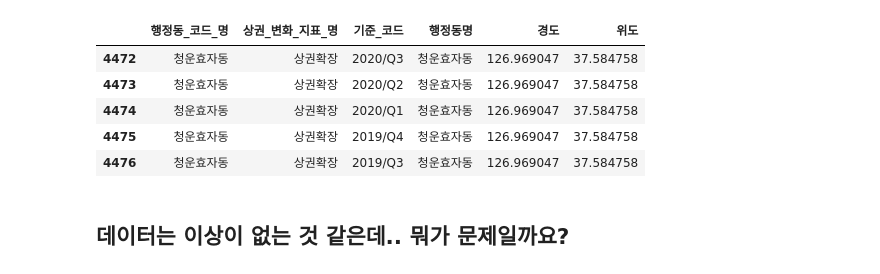
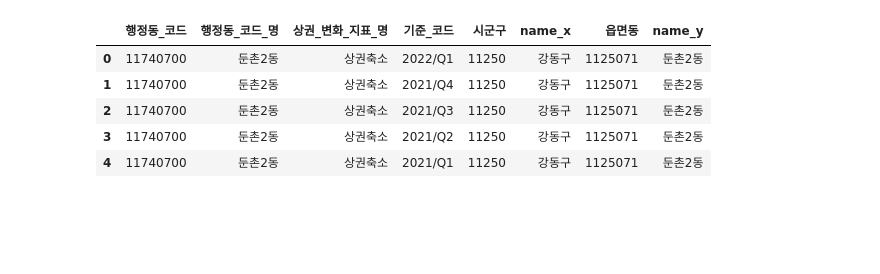
Before and after one commit to YongWanJin/KDTteam5_semiproject, a Jupyter notebook: code/상권변화지표_행정동별.ipynb, the cells around one changed output. Drawn from its saved outputs; the diff is of its cells as text; code cells hidden in the pictures; blank space fills up the shorter version.

Commit message:
상권변화지표_행정동별 파일에 구&동 구분 추가
1. Colaboratory를 통해 생성됨
2. 행정동코드가 달라서 행정동코드명으로 merge 수행해야하는데 신사동 이름 변경 이슈 해결 필요

```diff
--- a/code/상권변화지표_행정동별.ipynb
+++ b/code/상권변화지표_행정동별.ipynb
@@ -141,0 +169,4 @@ biz_area_chg.tail()
+# %%
+# 행정동_코드 type 변경
+biz_area_chg['행정동_코드'] = biz_area_chg['행정동_코드'].astype('int64')
+biz_area_chg.info()
@@ -142,8 +185,7 @@ biz_area_chg.tail()
 # %%
-#행정동별 위도와 경도를 추가하기 위해 파일 read
+#자치구와 행정동 연결을 위한 파일 read
 import pandas as pd
-loc = pd.read_csv('/content/drive/My Drive/서울시 행정동별 상수도 사용량 2008년 위치정보 (좌표계_ WGS1984).csv'
-                     , encoding='cp949')
-loc.info()
+gu = pd.read_csv('서울생활이동데이터_서울자치구코드_20210907.csv', usecols=["시군구", "name"], encoding='cp949')
+gu.info()
 # %% [output]
 <class 'pandas.core.frame.DataFrame'>
@@ -174,0 +209,3 @@ loc.head()
+# %%
+dong = pd.read_csv('서울생활이동데이터_서울행정동코드_20210907.csv', usecols=["시군구", '읍면동',"name"], encoding='cp949')
+dong.info()
@@ -174,0 +232,4 @@ loc.head()
+# %%
+# gu & dong 합침
+gu_dong = pd.merge(gu, dong, left_on='시군구', right_on='시군구')
+gu_dong.head()
@@ -175,13 +252,11 @@ loc.head()
 # %%
-#두 DataFrame 합침
-biz_loc = pd.merge(biz_area_chg, loc, left_on='행정동_코드_명', right_on='행정동명')
-biz_loc.tail()
+#상권변화지표와 시군구 데이터 합침
+biz_loc = pd.merge(biz_area_chg, gu_dong, left_on='행정동_코드_명', right_on='name_y')
+biz_loc.head()
 # %% [output]
-|  | 행정동_코드_명 | 상권_변화_지표_명 | 기준_코드 | 행정동명 | 경도 | 위도 |
-| 4472 | 청운효자동 | 상권확장 | 2020/Q3 | 청운효자동 | 126.969047 | 37.584758 |
-| 4473 | 청운효자동 | 상권확장 | 2020/Q2 | 청운효자동 | 126.969047 | 37.584758 |
-| 4474 | 청운효자동 | 상권확장 | 2020/Q1 | 청운효자동 | 126.969047 | 37.584758 |
-| 4475 | 청운효자동 | 상권확장 | 2019/Q4 | 청운효자동 | 126.969047 | 37.584758 |
-| 4476 | 청운효자동 | 상권확장 | 2019/Q3 | 청운효자동 | 126.969047 | 37.584758 |
+|  | 행정동_코드 | 행정동_코드_명 | 상권_변화_지표_명 | 기준_코드 | 시군구 | name_x | 읍면동 | name_y |
+| 0 | 11740700 | 둔촌2동 | 상권축소 | 2022/Q1 | 11250 | 강동구 | 1125071 | 둔촌2동 |
+| 1 | 11740700 | 둔촌2동 | 상권축소 | 2021/Q4 | 11250 | 강동구 | 1125071 | 둔촌2동 |
+| 2 | 11740700 | 둔촌2동 | 상권축소 | 2021/Q3 | 11250 | 강동구 | 1125071 | 둔촌2동 |
+| 3 | 11740700 | 둔촌2동 | 상권축소 | 2021/Q2 | 11250 | 강동구 | 1125071 | 둔촌2동 |
+| 4 | 11740700 | 둔촌2동 | 상권축소 | 2021/Q1 | 11250 | 강동구 | 1125071 | 둔촌2동 |
-# %% [markdown]
-## 데이터는 이상이 없는 것 같은데.. 뭐가 문제일까요?
```
Also changed, not shown: parts of 32 cells of this notebook.
